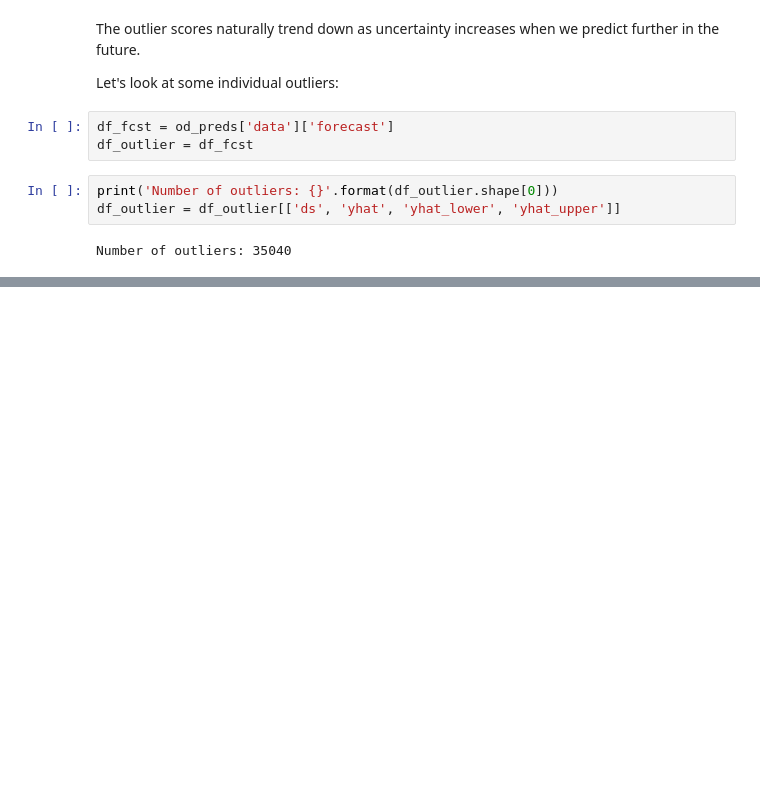
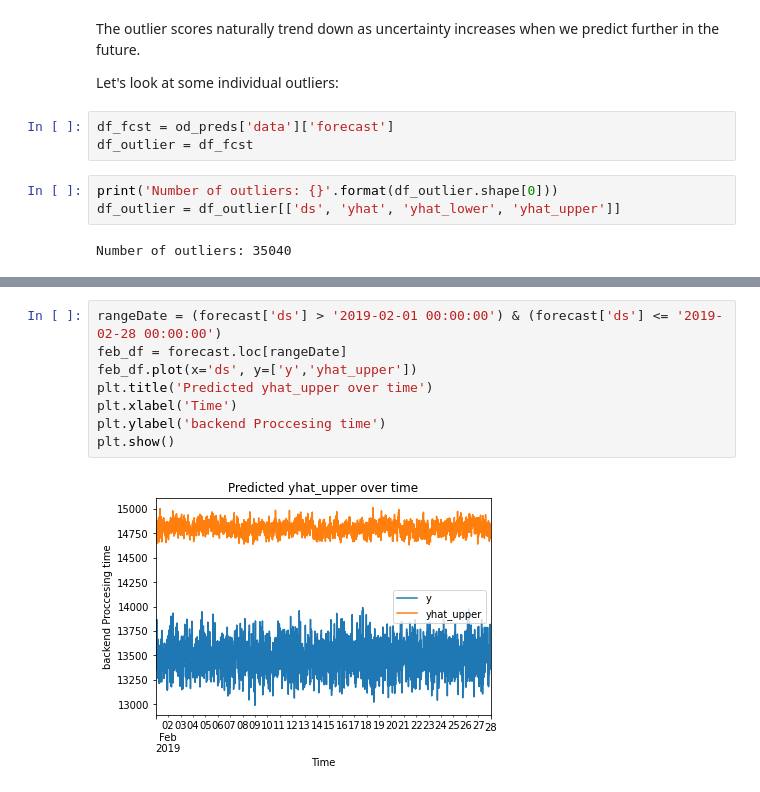
Before and after one commit to Salitha-Dilshan-Herath/Prophet, a Jupyter notebook: 2019_anomaly_0.3-3-large_anomaly.ipynb, the cells around one changed output, grey strips where cells are left out. Drawn from its saved outputs; the diff is of its cells as text; blank space fills up the shorter version.

```diff
--- a/2019_anomaly_0.3-3-large_anomaly.ipynb
+++ b/2019_anomaly_0.3-3-large_anomaly.ipynb
@@ -260,0 +311,10 @@ df_outlier.to_csv('Predict_2019_0.3_3', header=None)
+# %%
+rangeDate = (forecast['ds'] > '2019-02-01 00:00:00') & (forecast['ds'] <= '2019-02-28 00:00:00')
+feb_df = forecast.loc[rangeDate]
+feb_df.plot(x='ds', y=['y','yhat_upper'])
+plt.title('Predicted yhat_upper over time')
+plt.xlabel('Time')
+plt.ylabel('backend Proccesing time')
+plt.show()
+# %% [output]
+[figure, added]
```
Also changed, not shown: parts of 21 cells of this notebook, 2 other files.
